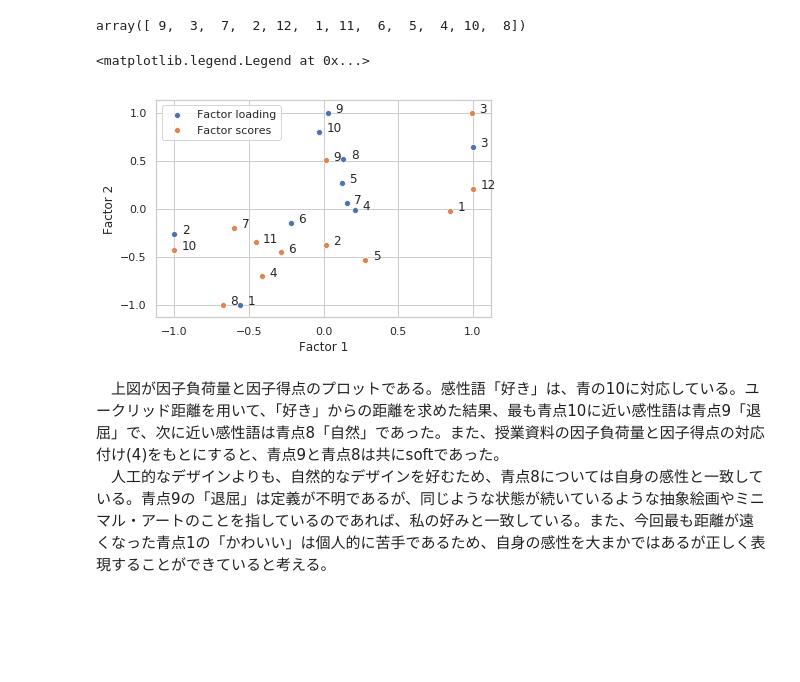
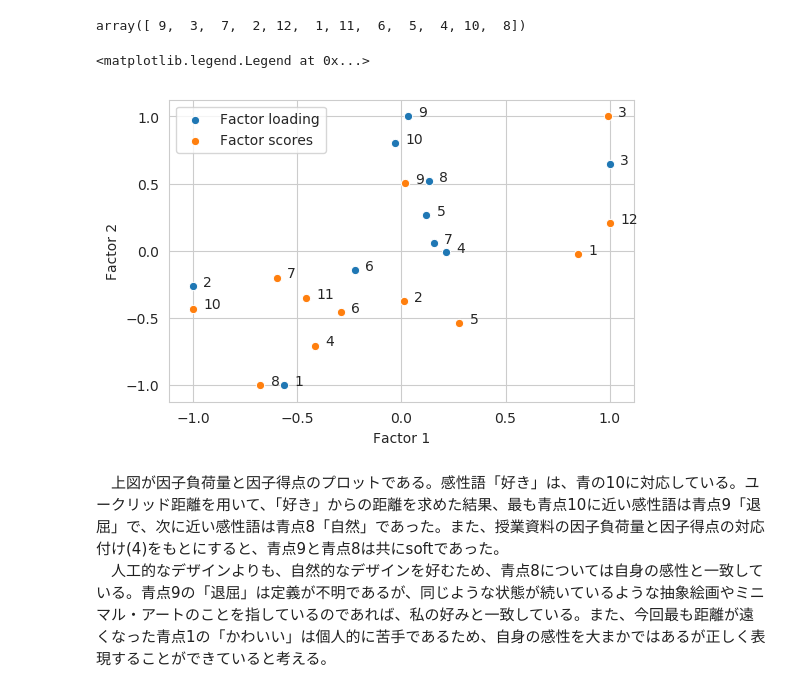
Before and after one commit to baibai25/Lecture, a Jupyter notebook: kansei/kadai_3.ipynb, the cells around one changed output. Saved outputs shown, nothing was run; the diff lists cells and outputs as text; code cells hidden in the pictures; blank space fills up the shorter version.

```diff
--- a/kansei/kadai_3.ipynb
+++ b/kansei/kadai_3.ipynb
@@ -3,6 +3,7 @@ import pandas as pd
 import numpy as np
 import matplotlib.pyplot as plt
 import seaborn as sns
+sns.set_style('whitegrid')
 # %%
 # load data
 df = pd.read_csv('kadai3.csv', header=None, index_col=0)
@@ -107,25 +108,25 @@ distance_F+1
 array([ 9,  3,  7,  2, 12,  1, 11,  6,  5,  4, 10,  8])
 # %%
 # Plot
-#plt.figure(figsize=(7, 7))
-sns.set(context='notebook', style='whitegrid')
+plt.figure(dpi=100)
 
 p1 = sns.scatterplot(A_scaled[0], A_scaled[1], label='Factor loading')
 p2 = sns.scatterplot(F_scaled[0], F_scaled[1], label='Factor scores')
 
 for line in range(0, A_scaled.shape[0]):
     p1.text(A_scaled[0][line]+0.05, A_scaled[1][line], A_scaled.index[line]+1)
 for line in range(0, F_scaled.shape[0]):
     p1.text(F_scaled[0][line]+0.05, F_scaled[1][line], F_scaled.index[line]+1)
 
+
 plt.xticks(np.arange(-1.0, 1.5, 0.5))
 plt.yticks(np.arange(-1.0, 1.5, 0.5))
 plt.xlabel('Factor 1')
 plt.ylabel('Factor 2')
 plt.legend()
 # %% [output]
 <matplotlib.legend.Legend at 0x...>
-[figure, old version]
+[figure, new version]
 # %% [markdown]
 　上図が因子負荷量と因子得点のプロットである。感性語「好き」は、青の10に対応している。ユークリッド距離を用いて、「好き」からの距離を求めた結果、最も青点10に近い感性語は青点9「退屈」で、次に近い感性語は青点8「自然」であった。また、授業資料の因子負荷量と因子得点の対応付け(4)をもとにすると、青点9と青点8は共にsoftであった。
  　人工的なデザインよりも、自然的なデザインを好むため、青点8については自身の感性と一致している。青点9の「退屈」は定義が不明であるが、同じような状態が続いているような抽象絵画やミニマル・アートのことを指しているのであれば、私の好みと一致している。また、今回最も距離が遠くなった青点1の「かわいい」は個人的に苦手であるため、自身の感性を大まかではあるが正しく表現することができていると考える。
```
